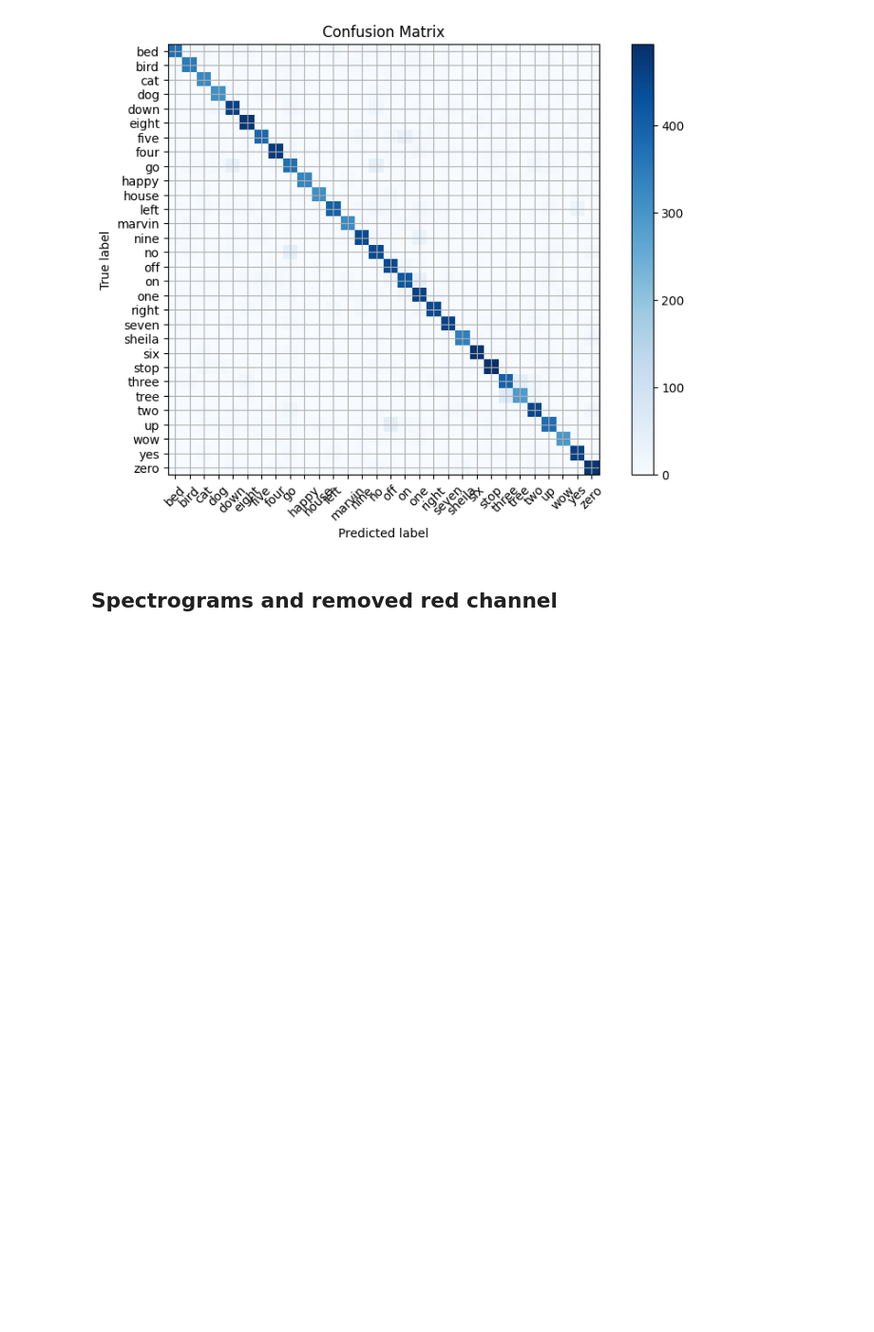
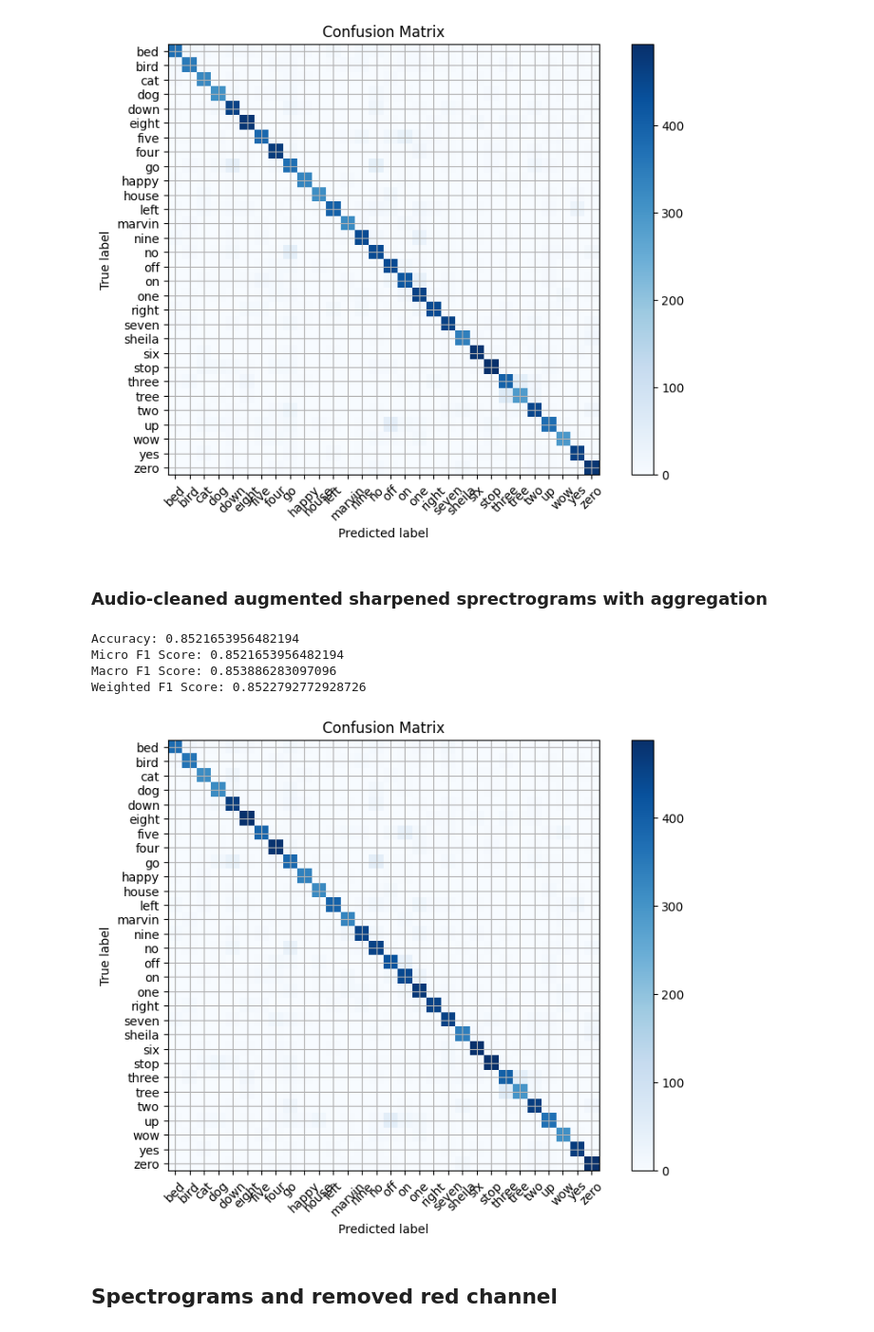
Before and after one commit to pavonism/intro-to-ml, a Jupyter notebook: scripts/TrainSimpleCNNModel.ipynb, the cells around one changed output. Shown: that part at 95% size. Saved outputs shown, nothing was run; the diff lists cells and outputs as text; code cells hidden in the pictures; blank space fills up the shorter version.

Commit message:
Add results for aggregation

```diff
--- a/scripts/TrainSimpleCNNModel.ipynb
+++ b/scripts/TrainSimpleCNNModel.ipynb
@@ -166,3 +166,5 @@ Micro F1 Score: 0.8441894633736794
 Macro F1 Score: 0.8469094276681396
 Weighted F1 Score: 0.8445212173548412
 [figure]
+# %% [markdown]
+### Audio-cleaned augmented sharpened sprectrograms with aggregation
@@ -169,3 +176,14 @@ Weighted F1 Score: 0.8445212173548412
+# %%
+df = pd.read_csv(f"{FOLDER_PATH}/predictions.csv")
+y_true = df["y_true"].values
+y_pred = df["y_pred"].values
+summary(y_true, y_pred, CLASS_LABELS)
+# %% [output]
+Accuracy: 0.8521653956482194
+Micro F1 Score: 0.8521653956482194
+Macro F1 Score: 0.853886283097096
+Weighted F1 Score: 0.8522792772928726
+[figure, added]
 # %% [markdown]
 ## Spectrograms and removed red channel
 # %%
```
Also changed, not shown: parts of 2 cells of this notebook, 3 other files.
